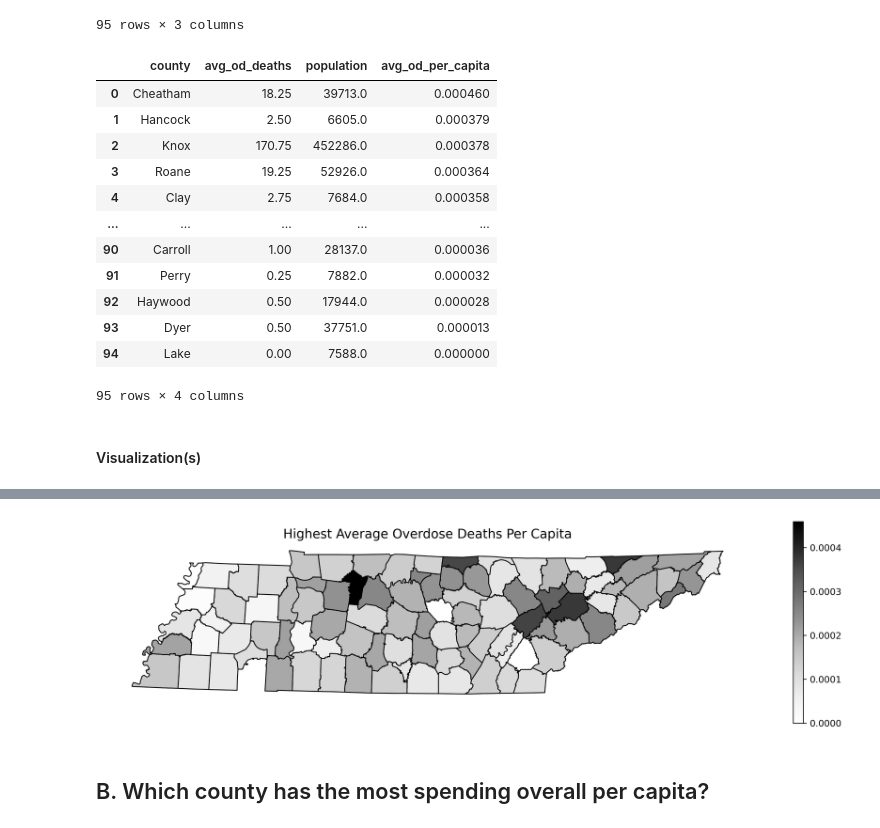
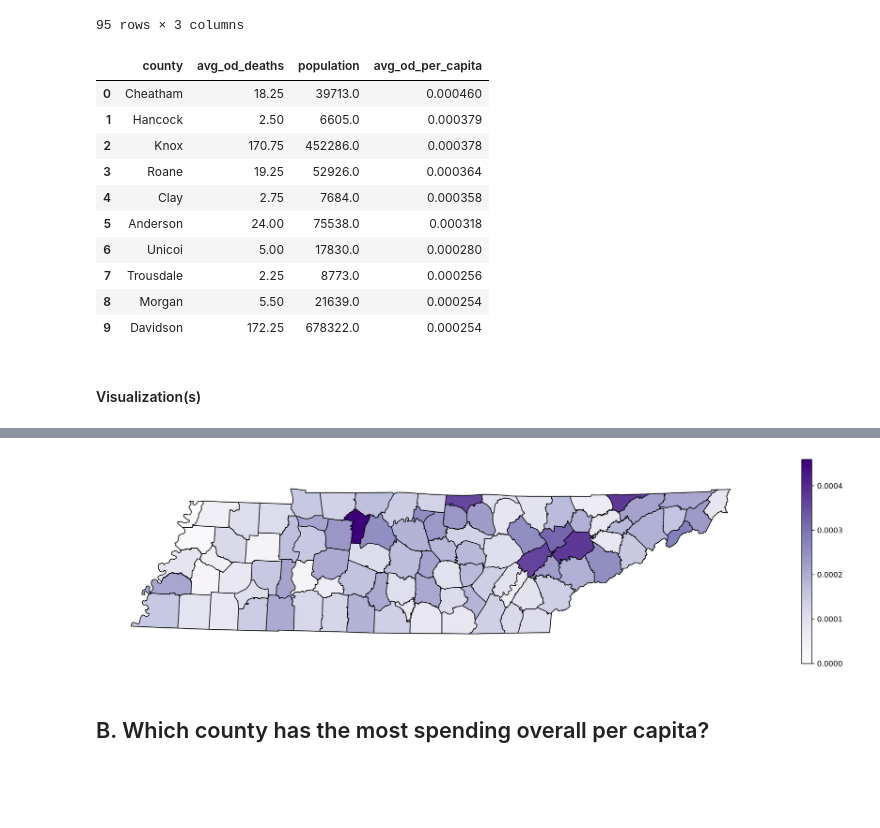
Before and after one commit to jaredjab/PYTHON-prescription-drugs, a Jupyter notebook: Prescription_Drugs_Analysis.ipynb, the cells around one changed output, grey strips where cells are left out. Cells and saved outputs as stored; diff of their text form; code cells hidden in the pictures; blank space fills up the shorter version.

```diff
--- a/Prescription_Drugs_Analysis.ipynb
+++ b/Prescription_Drugs_Analysis.ipynb
@@ -17,2 +17,10 @@ engine = create_engine(connection_string)
 # %%
 counties = gpd.read_file('../geospatial-jaredjab/data/county/tncounty.shp')
+# %%
+for index, fields in counties.iterrows():
+    if fields.NAME == 'DeKalb':
+        counties.loc[index, 'NAME'] = 'De Kalb'
+    elif fields.NAME == 'McMinn':
+        counties.loc[index, 'NAME'] = 'Mc Minn'
+    elif fields.NAME == 'McNairy':
+        counties.loc[index, 'NAME'] = 'Mc Nairy'
@@ -116,7 +137,7 @@ avg_odpc
 avg_odpc['avg_od_per_capita'] = avg_odpc.avg_od_deaths / avg_odpc.population
 avg_odpc = avg_odpc.sort_values(by='avg_od_per_capita', ascending=False).reset_index(drop=True)
 avg_odpc.county = avg_odpc.county.str.title()
-avg_odpc
+avg_odpc.head(10)
 # %% [output]
 |  | county | avg_od_deaths | population | avg_od_per_capita |
 | 0 | Cheatham | 18.25 | 39713.0 | 0.000460 |
@@ -124,13 +145,11 @@ avg_odpc
 | 2 | Knox | 170.75 | 452286.0 | 0.000378 |
 | 3 | Roane | 19.25 | 52926.0 | 0.000364 |
 | 4 | Clay | 2.75 | 7684.0 | 0.000358 |
-| ... | ... | ... | ... | ... |
-| 90 | Carroll | 1.00 | 28137.0 | 0.000036 |
-| 91 | Perry | 0.25 | 7882.0 | 0.000032 |
-| 92 | Haywood | 0.50 | 17944.0 | 0.000028 |
-| 93 | Dyer | 0.50 | 37751.0 | 0.000013 |
-| 94 | Lake | 0.00 | 7588.0 | 0.000000 |
+| 5 | Anderson | 24.00 | 75538.0 | 0.000318 |
+| 6 | Unicoi | 5.00 | 17830.0 | 0.000280 |
+| 7 | Trousdale | 2.25 | 8773.0 | 0.000256 |
+| 8 | Morgan | 5.50 | 21639.0 | 0.000254 |
+| 9 | Davidson | 172.25 | 678322.0 | 0.000254 |
-95 rows × 4 columns
 # %% [markdown]
 #### Visualization(s)
 # %%
@@ -143,16 +162,20 @@ avg_odpc_map.head(1)
 |  | OBJECTID | NAME | KEY | SHAPE_AREA | SHAPE_LEN | geometry | county | avg_od_deaths | population | ... |
 | 0 | 76 | Chester | 47023 | 8.049024e+09 | 520461.080124 | POLYGON ((1137985.762 344601.643,... | Chester | 1.75 | 17097.0 | ... |
 # %%
-fig, ax = plt.subplots(figsize=(16,4), dpi=300)
+fig, ax = plt.subplots(figsize=(20,5), dpi=300)
 avg_odpc_map.plot(column = 'avg_od_per_capita',
-              cmap = 'Greys',
+              cmap = 'Purples',
               edgecolor = 'black',
               legend = True,
               ax = ax)
-plt.title('Highest Average Overdose Deaths Per Capita', fontsize = 14)
-ax.axis('off');
+#plt.title('Average Overdose Deaths Per Capita', fontsize = 14)
+ax.axis('off')
+plt.savefig('avg_odd_pc_map.png'
+            , transparent=True
+            , bbox_inches='tight'
+            , pad_inches=0.5);
 # %% [output]
-[figure, old version]
+[figure, new version]
 # %% [markdown]
 ## B. Which county has the most spending overall per capita?
 # %% [markdown]
```
Also changed, not shown: parts of 23 cells of this notebook, 5 other files.
